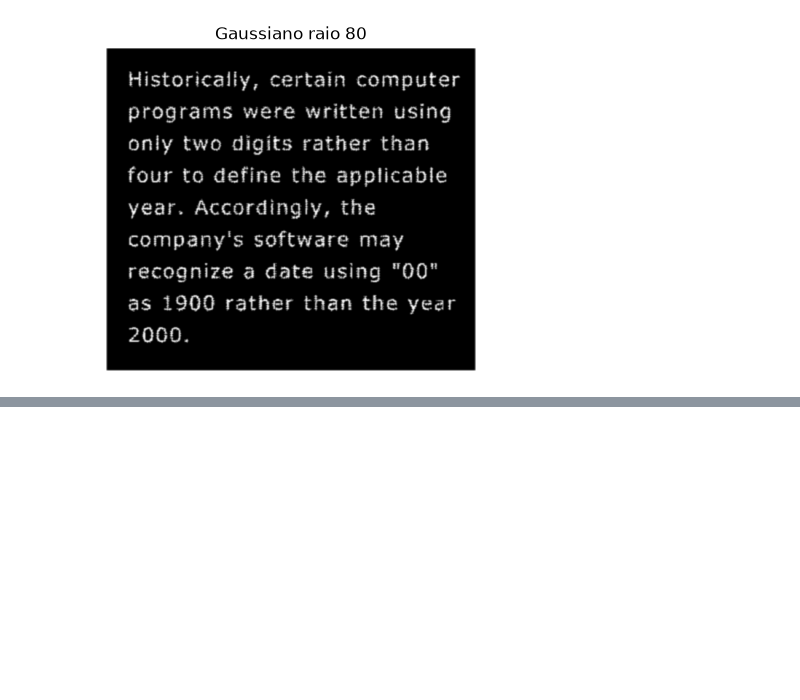
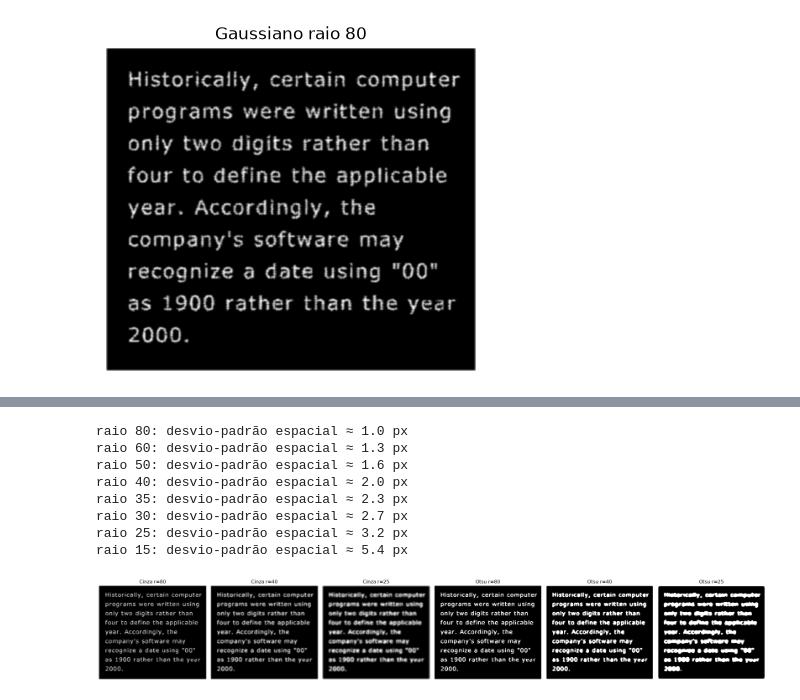
Before and after one commit to Edu-0/pdi-2.1, a Jupyter notebook: Prática_Processamento_Morfológico.ipynb, the cells around one changed output, grey strips where cells are left out. Drawn from its saved outputs; the diff is of its cells as text; code cells hidden in the pictures; blank space fills up the shorter version.

```diff
--- a/Prática_Processamento_Morfológico.ipynb
+++ b/Prática_Processamento_Morfológico.ipynb
@@ -268,0 +422,30 @@ Por outro lado, o Processamento Morfológico (através de operações como a Dil
+# %%
+raios = [80, 60, 50, 40, 35, 30, 25, 15]
+largura = texto.shape[1]
+
+gaussianos_cinza = {}
+for r in raios:
+    cinza = gaussiano_frequencia(texto, r)
+    gaussianos_cinza[r] = cinza
+    resultados[f"Gaussiano r={r} + Otsu"] = binarizar_otsu(cinza)
+    print(f"raio {r:>2}: desvio-padrão espacial ≈ {largura / (2 * np.pi * r):.1f} px")
+
+# Híbrido: Gaussiano binarizado seguido de fechamento com cruz 3x3.
+resultados["Híbrido: Gaussiano r=80 + Otsu + fechamento cruz 3x3"] = com_margem(
+    fechamento, resultados["Gaussiano r=80 + Otsu"], elemento_cruz3
+)
+
+mostrar(
+    [gaussianos_cinza[r] for r in (80, 40, 25)] + [resultados[f"Gaussiano r={r} + Otsu"] for r in (80, 40, 25)],
+    [f"Cinza r={r}" for r in (80, 40, 25)] + [f"Otsu r={r}" for r in (80, 40, 25)],
+)
+# %% [output]
+raio 80: desvio-padrão espacial ≈ 1.0 px
+raio 60: desvio-padrão espacial ≈ 1.3 px
+raio 50: desvio-padrão espacial ≈ 1.6 px
+raio 40: desvio-padrão espacial ≈ 2.0 px
+raio 35: desvio-padrão espacial ≈ 2.3 px
+raio 30: desvio-padrão espacial ≈ 2.7 px
+raio 25: desvio-padrão espacial ≈ 3.2 px
+raio 15: desvio-padrão espacial ≈ 5.4 px
+[figure, added]
```
Also changed, not shown: parts of 15 cells of this notebook.
